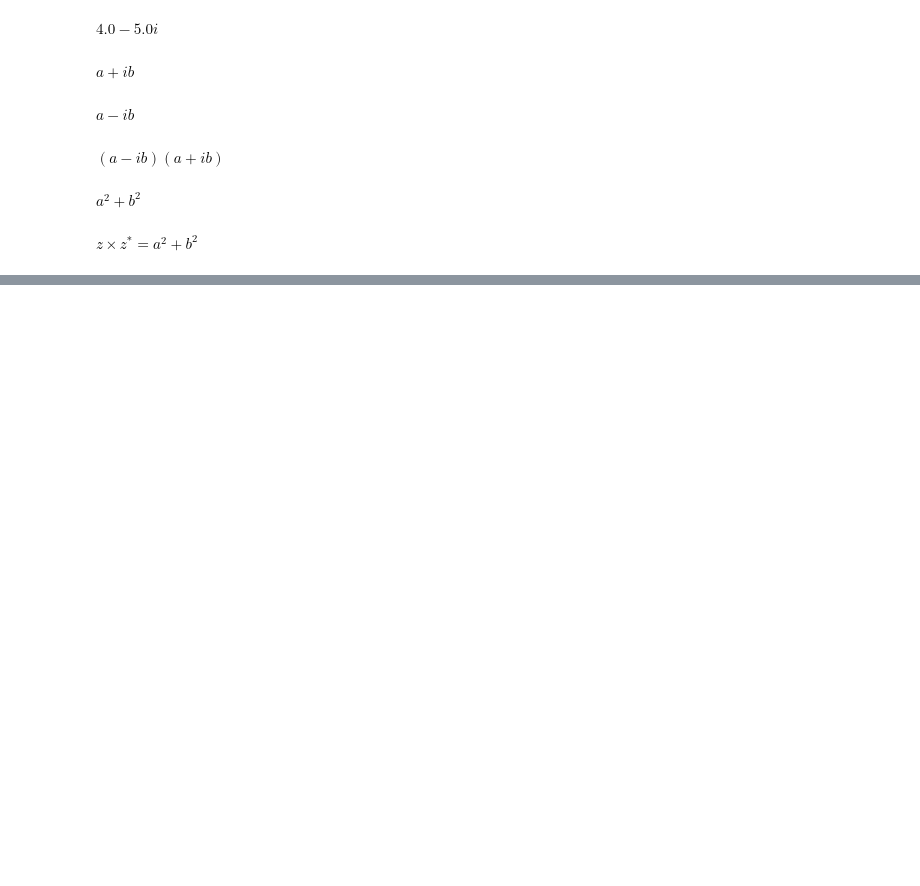
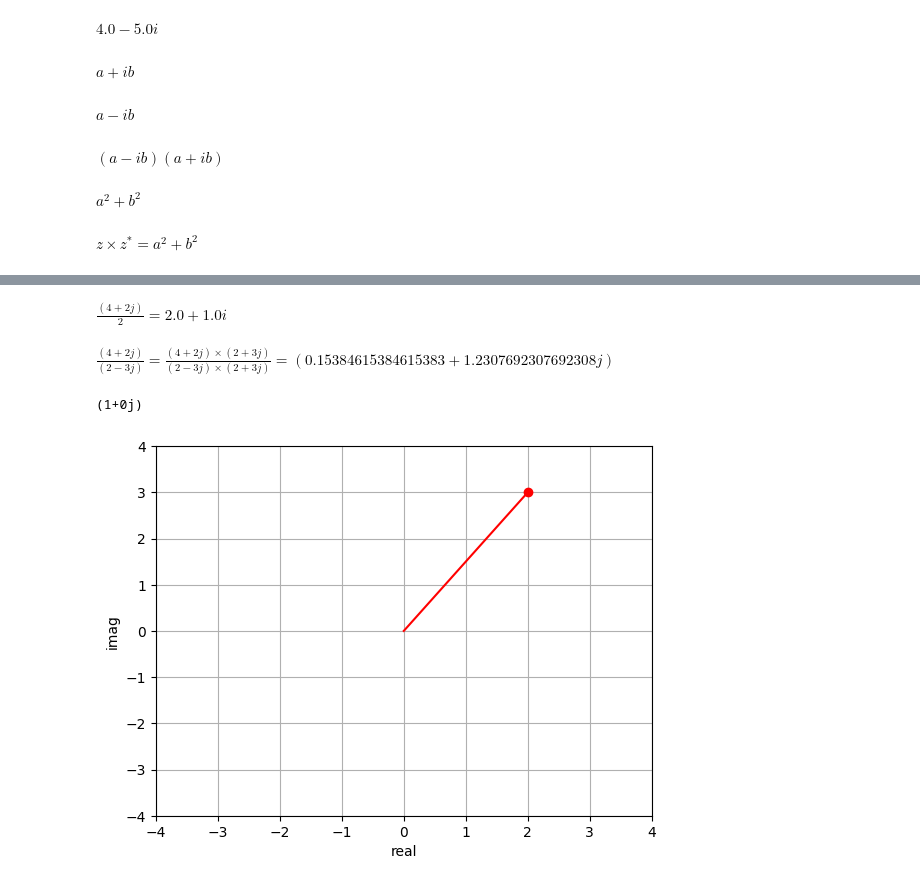
Before and after one commit to yaowenqiang/master_math_by_coding_in_python, a Jupyter notebook: complex_numbers.ipynb, the cells around one changed output, grey strips where cells are left out. Drawn from its saved outputs; the diff is of its cells as text; code cells hidden in the pictures; blank space fills up the shorter version.

```diff
--- a/complex_numbers.ipynb
+++ b/complex_numbers.ipynb
@@ -177,0 +183,14 @@ $\displaystyle z\times z^* = a^{2} + b^{2}$
+# %%
+display(Math("\\frac{%s}{2} = %s"%(z ,sym.latex(sym.sympify(z/2)))))
+# %% [output]
+$\displaystyle \frac{(4+2j)}{2} = 2.0 + 1.0 i$
+# %%
+z1 = 4+2j
+z2 = 2 -3j
+display(Math("\\frac{%s}{%s} = \\frac{%s\\times %s}{%s\\times %s} = %s" \
+             %(z1 ,z2, \
+               z1,np.conjugate(z2),z2,np.conj(z2) ,\
+               z1 / z2
+              )))
+# %% [output]
+$\displaystyle \frac{(4+2j)}{(2-3j)} = \frac{(4+2j)\times (2+3j)}{(2-3j)\times (2+3j)} = (0.15384615384615383+1.2307692307692308j)$
@@ -177,0 +209,15 @@ $\displaystyle z\times z^* = a^{2} + b^{2}$
+# %%
+solution
+# %% [output]
+(1+0j)
+# %%
+z = 2+3j
+# %%
+plt.plot(np.real(z),np.imag(z),'ro')
+plt.plot([0,np.real(z)],[0,np.imag(z)],'r')
+plt.xlabel('real')
+plt.ylabel('imag')
+plt.axis([-4,4, -4,4])
+plt.grid()
+# %% [output]
+[figure, added]
```
Also changed, not shown: parts of 5 cells of this notebook, 2 other files.
